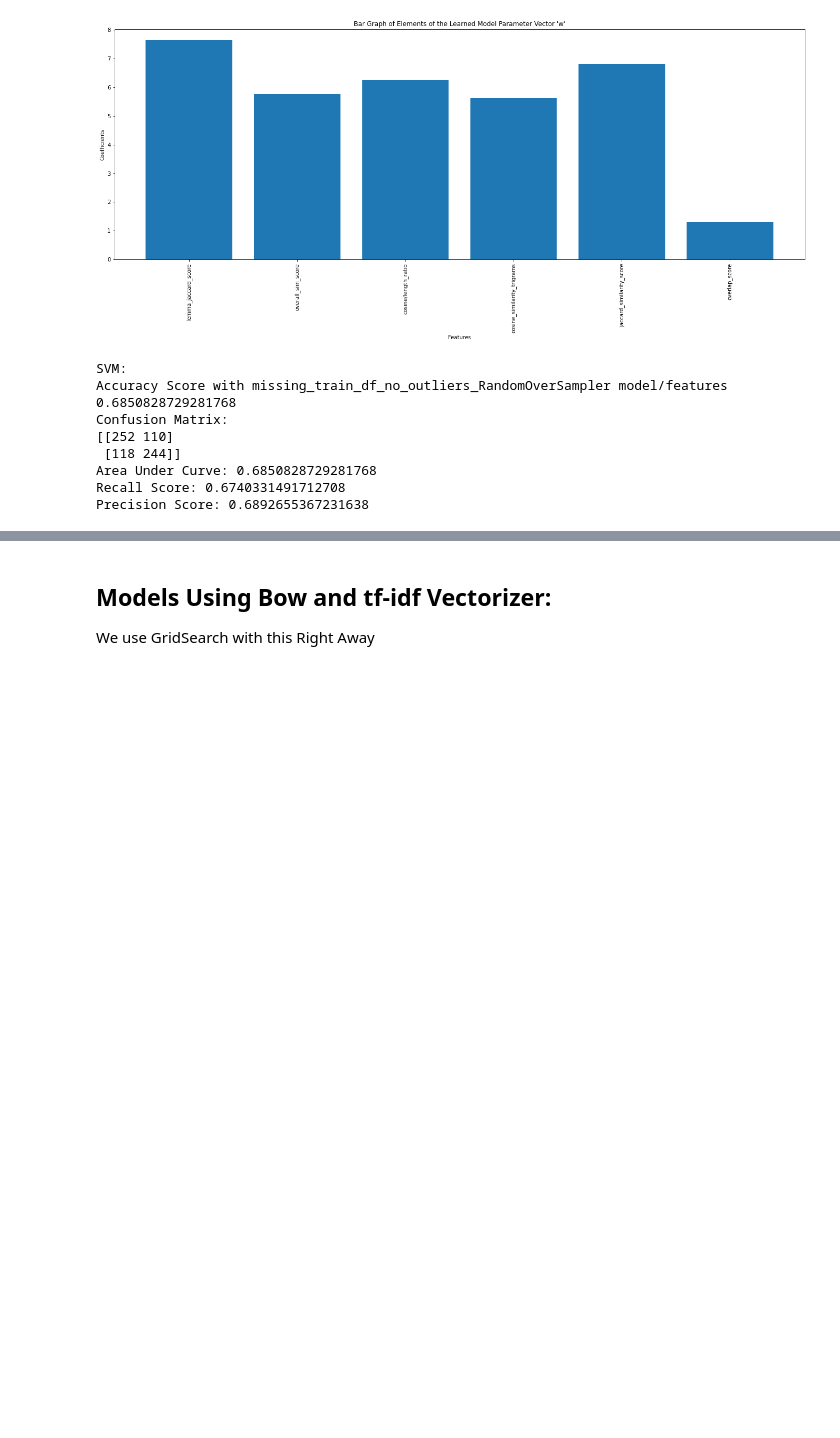
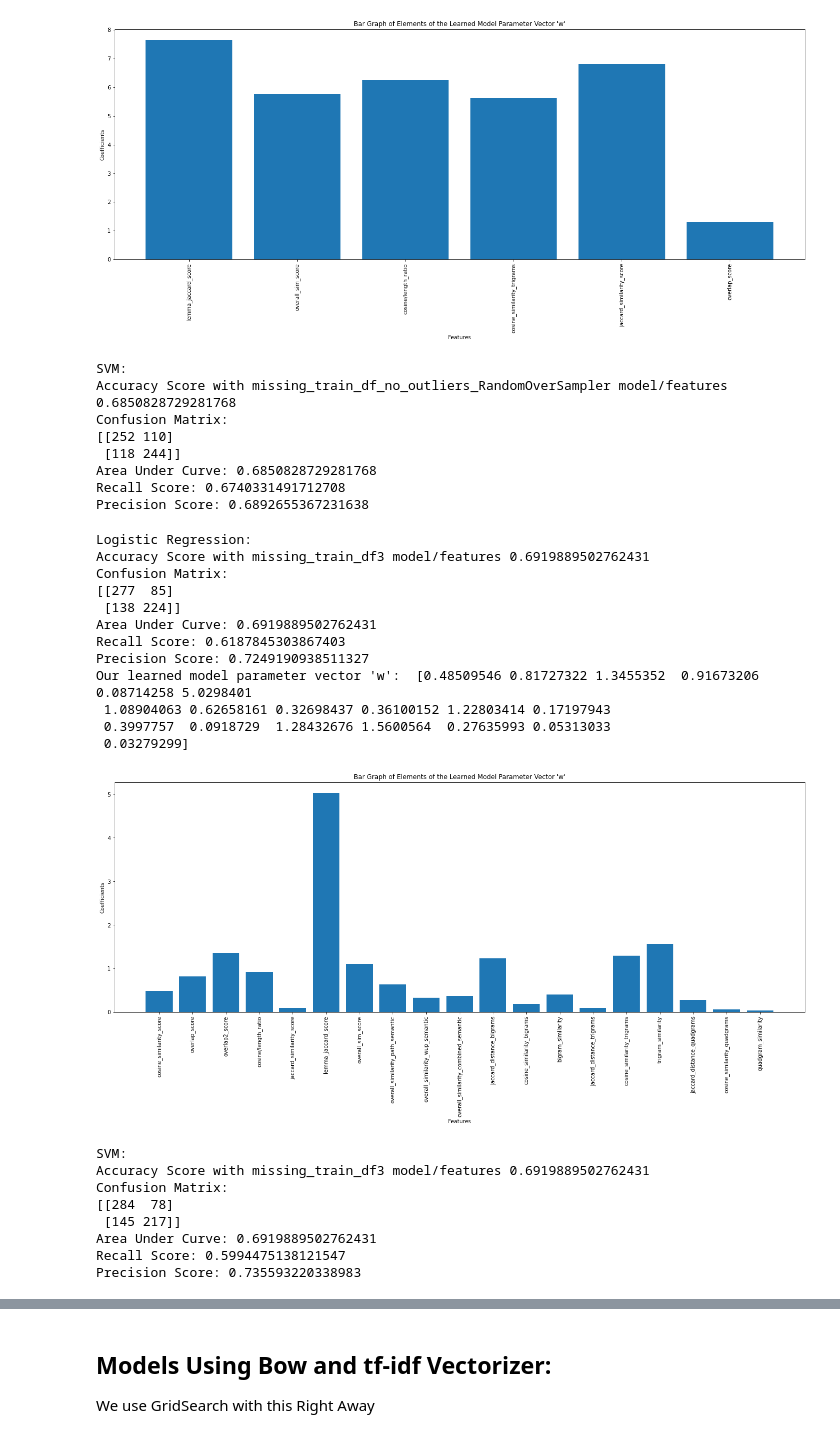
Before and after one commit to aagarwal17/MLMidTerm, a Jupyter notebook: Code/Model.ipynb, the cells around one changed output, grey strips where cells are left out. Cells and saved outputs as stored; diff of their text form; code cells hidden in the pictures; blank space fills up the shorter version.

Commit message:
finishing with model creation

```diff
--- a/Code/Model.ipynb
+++ b/Code/Model.ipynb
@@ -1538,3 +1538,40 @@ Confusion Matrix:
 Area Under Curve: 0.6850828729281768
 Recall Score: 0.6740331491712708
 Precision Score: 0.6892655367231638
+# %%
+#With all ngrams:
+x_train = train_df_3.drop(['classification'], axis=1).values
+y_train = train_df_3['classification'].values
+x_train_val = dev_df.drop(['classification'], axis=1).values
+y_train_val = dev_df['classification'].values
+
+rus = RandomOverSampler(random_state=123)
+rus.fit(x_train, y_train)
+X_resampled, y_resampled = rus.fit_resample(x_train, y_train)
+
+print('Logistic Regression:')
+model_simple = simple_logistic_classify(X_resampled, y_resampled, x_train_val, y_train_val, missing_train_df_no_outliers.drop(['classification'], axis=1).columns,'missing_train_df3')
+print('SVM:')
+model_simple2 = simple_svm_classify(X_resampled, y_resampled, x_train_val, y_train_val, 'missing_train_df3')
+# %% [output]
+Logistic Regression:
+Accuracy Score with missing_train_df3 model/features 0.6919889502762431
+Confusion Matrix:
+[[277  85]
+ [138 224]]
+Area Under Curve: 0.6919889502762431
+Recall Score: 0.6187845303867403
+Precision Score: 0.7249190938511327
+Our learned model parameter vector 'w':  [0.48509546 0.81727322 1.3455352  0.91673206 0.08714258 5.0298401
+ 1.08904063 0.62658161 0.32698437 0.36100152 1.22803414 0.17197943
+ 0.3997757  0.0918729  1.28432676 1.5600564  0.27635993 0.05313033
+ 0.03279299]
+[figure, added]
+SVM:
+Accuracy Score with missing_train_df3 model/features 0.6919889502762431
+Confusion Matrix:
+[[284  78]
+ [145 217]]
+Area Under Curve: 0.6919889502762431
+Recall Score: 0.5994475138121547
+Precision Score: 0.735593220338983
```
Also changed, not shown: parts of 40 cells of this notebook, 55 other files.
